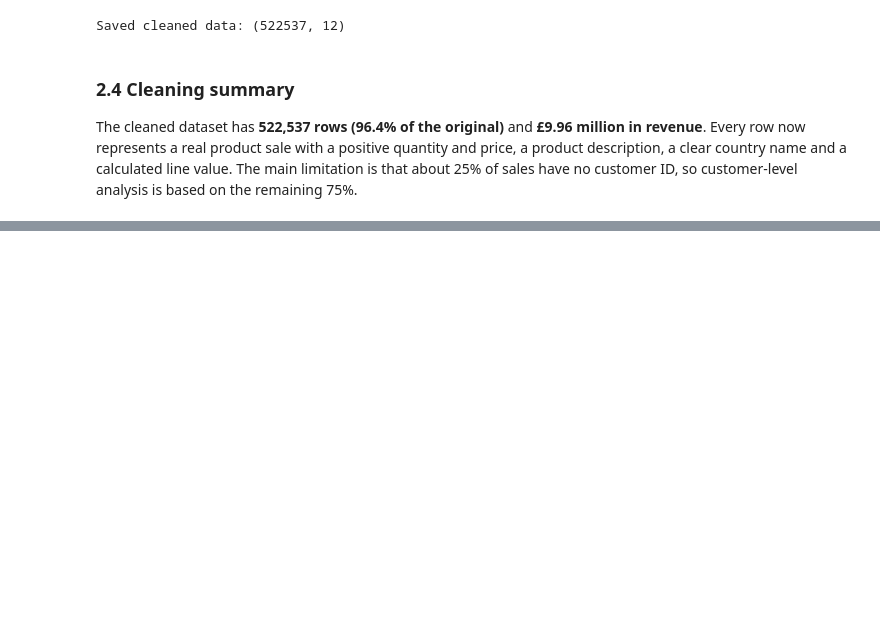
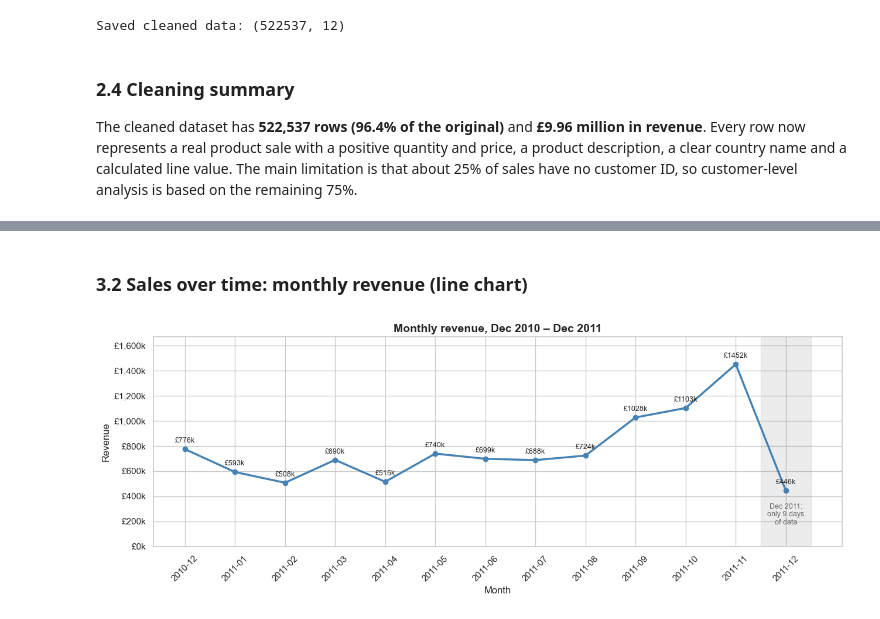
Before and after one commit to Enne08/online-retail-dashboard, a Jupyter notebook: online_retail_analysis.ipynb, the cells around one changed output, grey strips where cells are left out. Drawn from its saved outputs; the diff is of its cells as text; code cells hidden in the pictures; blank space fills up the shorter version.

Commit message:
EDA: descriptive statistics, monthly revenue and day of week

```diff
--- a/online_retail_analysis.ipynb
+++ b/online_retail_analysis.ipynb
@@ -327,0 +340,6 @@ The cleaned dataset has **522,537 rows (96.4% of the original)** and **£9.96 mi
+# %%
+import matplotlib.ticker as mticker
+
+sales = pd.read_csv("data/online_retail_clean.csv", parse_dates=["InvoiceDate"],
+                    dtype={"InvoiceNo": str, "StockCode": str, "CustomerID": str})
+print("Rows:", len(sales))
@@ -327,0 +397,27 @@ The cleaned dataset has **522,537 rows (96.4% of the original)** and **£9.96 mi
+# %% [markdown]
+### 3.2 Sales over time: monthly revenue (line chart)
+# %%
+monthly = sales.groupby("YearMonth").agg(Revenue=("TotalPrice", "sum"),
+                                         Orders=("InvoiceNo", "nunique")).reset_index()
+
+fig, ax = plt.subplots(figsize=(13, 5))
+ax.plot(monthly["YearMonth"], monthly["Revenue"], marker="o", linewidth=2.5, color="steelblue")
+
+for x, y in zip(monthly["YearMonth"], monthly["Revenue"]):
+    ax.annotate(f"£{y/1000:.0f}k", (x, y), textcoords="offset points", xytext=(0, 8),
+                ha="center", fontsize=9)
+
+ax.axvspan(11.5, 12.5, color="grey", alpha=0.15)
+ax.text(12, monthly["Revenue"].max() * 0.12, "Dec 2011:\nonly 9 days\nof data",
+        ha="center", fontsize=9, color="dimgrey")
+
+ax.yaxis.set_major_formatter(mticker.FuncFormatter(lambda v, p: f"£{v/1000:,.0f}k"))
+ax.set_ylim(0, monthly["Revenue"].max() * 1.15)
+ax.set_title("Monthly revenue, Dec 2010 – Dec 2011", fontsize=14, weight="bold")
+ax.set_xlabel("Month")
+ax.set_ylabel("Revenue")
+plt.xticks(rotation=45)
+plt.tight_layout()
+plt.show()
+# %% [output]
+[figure, added]
```
Also changed, not shown: parts of 11 cells of this notebook.
